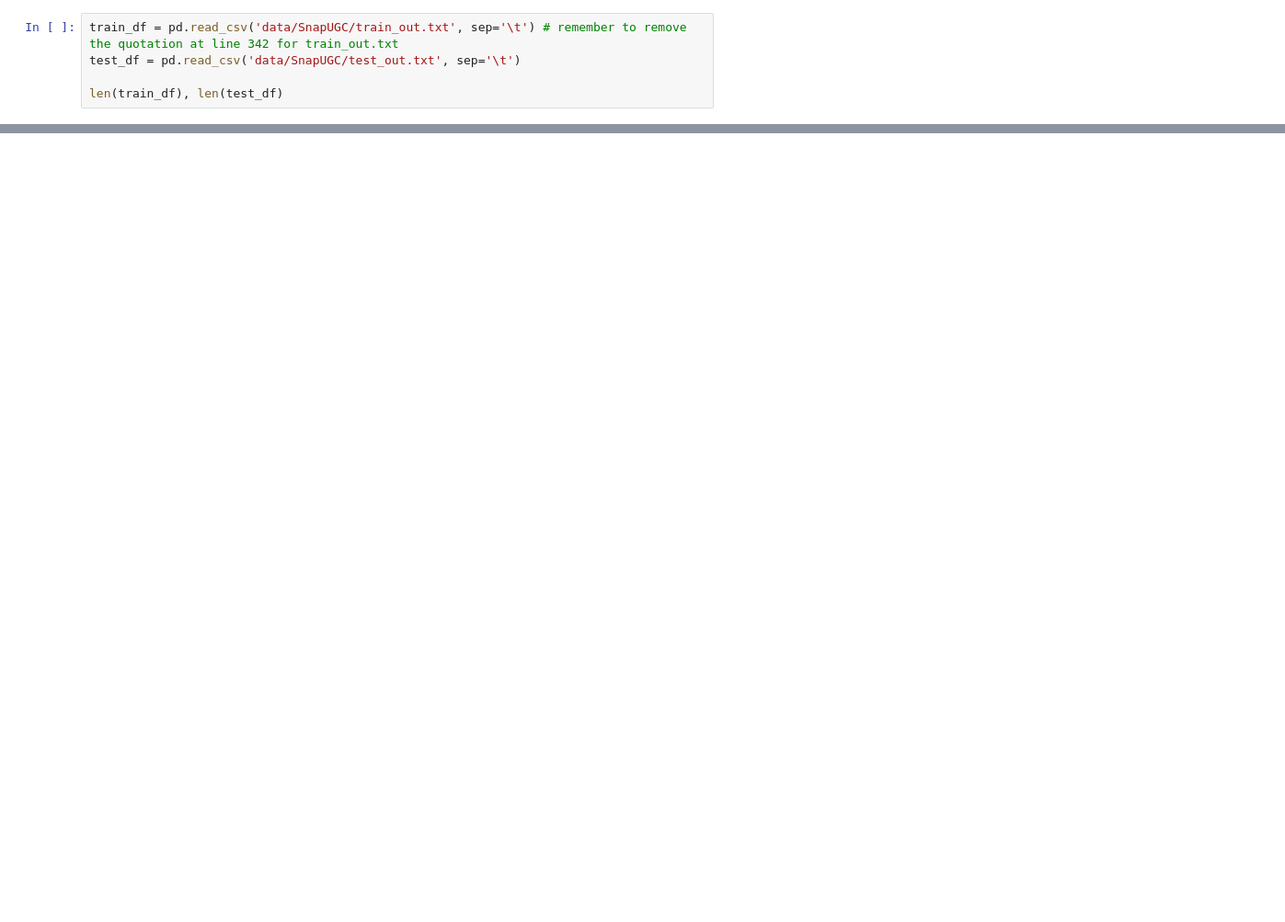
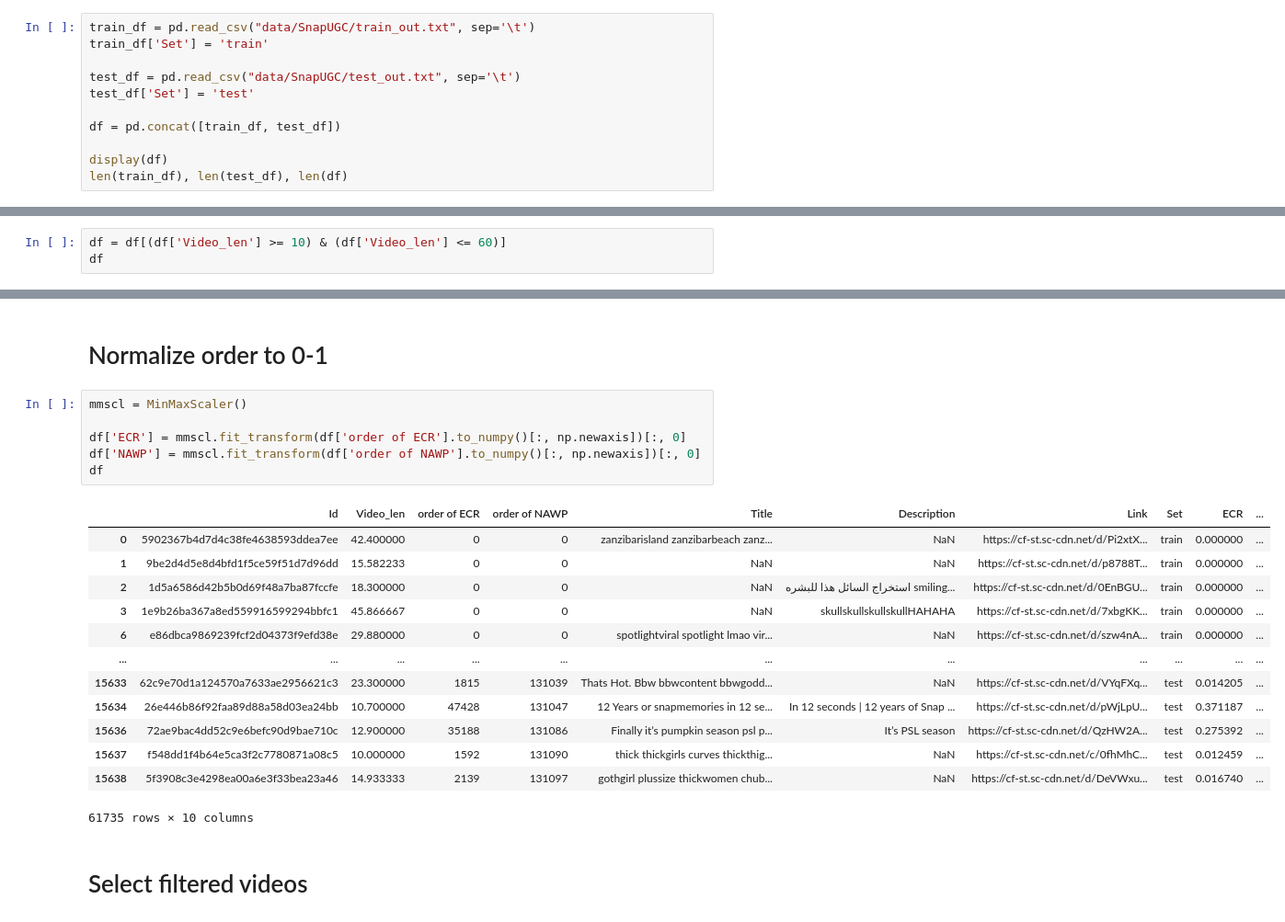
Before and after one commit to knightstark7/XAI-4-YoutubeEngagement, a Jupyter notebook: prepare_data.ipynb, the cells around one changed output, grey strips where cells are left out. Shown at 92% size. Saved outputs shown, nothing was run; the diff lists cells and outputs as text; blank space fills up the shorter version.

Commit message:
update source for explore data

```diff
--- a/prepare_data.ipynb
+++ b/prepare_data.ipynb
@@ -16,6 +17,12 @@ os.makedirs(TEST_VIDEOS_DIR, exist_ok=True)
 # %%
-train_df = pd.read_csv('data/SnapUGC/train_out.txt', sep='\t') # remember to remove the quotation at line 342 for train_out.txt
-test_df = pd.read_csv('data/SnapUGC/test_out.txt', sep='\t')
+train_df = pd.read_csv("data/SnapUGC/train_out.txt", sep='\t')
+train_df['Set'] = 'train'
 
-len(train_df), len(test_df)
+test_df = pd.read_csv("data/SnapUGC/test_out.txt", sep='\t')
+test_df['Set'] = 'test'
+
+df = pd.concat([train_df, test_df])
+
+display(df)
+len(train_df), len(test_df), len(df)
 # %% [output]
@@ -152,0 +45,3 @@ Remaining: 108792 for train, 15640 for test
+# %%
+df = df[(df['Video_len'] >= 10) & (df['Video_len'] <= 60)]
+df
@@ -152,0 +62,24 @@ Remaining: 108792 for train, 15640 for test
+# %% [markdown]
+# Normalize order to 0-1
+# %%
+mmscl = MinMaxScaler()
+
+df['ECR'] = mmscl.fit_transform(df['order of ECR'].to_numpy()[:, np.newaxis])[:, 0]
+df['NAWP'] = mmscl.fit_transform(df['order of NAWP'].to_numpy()[:, np.newaxis])[:, 0]
+df
+# %% [output]
+|  | Id | Video_len | order of ECR | order of NAWP | Title | Description | Link | Set | ECR | ... |
+| 0 | 5902367b4d7d4c38fe4638593ddea7ee | 42.400000 | 0 | 0 | zanzibarisland zanzibarbeach zanz... | NaN | https://cf-st.sc-cdn.net/d/Pi2xtX... | train | 0.000000 | ... |
+| 1 | 9be2d4d5e8d4bfd1f5ce59f51d7d96dd | 15.582233 | 0 | 0 | NaN | NaN | https://cf-st.sc-cdn.net/d/p8788T... | train | 0.000000 | ... |
+| 2 | 1d5a6586d42b5b0d69f48a7ba87fccfe | 18.300000 | 0 | 0 | NaN | استخراج السائل هذا للبشره smiling... | https://cf-st.sc-cdn.net/d/0EnBGU... | train | 0.000000 | ... |
+| 3 | 1e9b26ba367a8ed559916599294bbfc1 | 45.866667 | 0 | 0 | NaN | skullskullskullskullHAHAHA | https://cf-st.sc-cdn.net/d/7xbgKK... | train | 0.000000 | ... |
+| 6 | e86dbca9869239fcf2d04373f9efd38e | 29.880000 | 0 | 0 | spotlightviral spotlight lmao vir... | NaN | https://cf-st.sc-cdn.net/d/szw4nA... | train | 0.000000 | ... |
+| ... | ... | ... | ... | ... | ... | ... | ... | ... | ... | ... |
+| 15633 | 62c9e70d1a124570a7633ae2956621c3 | 23.300000 | 1815 | 131039 | Thats Hot. Bbw bbwcontent bbwgodd... | NaN | https://cf-st.sc-cdn.net/d/VYqFXq... | test | 0.014205 | ... |
+| 15634 | 26e446b86f92faa89d88a58d03ea24bb | 10.700000 | 47428 | 131047 | 12 Years or snapmemories in 12 se... | In 12 seconds | 12 years of Snap ... | https://cf-st.sc-cdn.net/d/pWjLpU... | test | 0.371187 | ... |
+| 15636 | 72ae9bac4dd52c9e6befc90d9bae710c | 12.900000 | 35188 | 131086 | Finally it’s pumpkin season psl p... | It’s PSL season | https://cf-st.sc-cdn.net/d/QzHW2A... | test | 0.275392 | ... |
+| 15637 | f548dd1f4b64e5ca3f2c7780871a08c5 | 10.000000 | 1592 | 131090 | thick thickgirls curves thickthig... | NaN | https://cf-st.sc-cdn.net/c/0fhMhC... | test | 0.012459 | ... |
+| 15638 | 5f3908c3e4298ea00a6e3f33bea23a46 | 14.933333 | 2139 | 131097 | gothgirl plussize thickwomen chub... | NaN | https://cf-st.sc-cdn.net/d/DeVWxu... | test | 0.016740 | ... |
+61735 rows × 10 columns
+# %% [markdown]
+# Select filtered videos
```
Also changed, not shown: parts of 28 cells of this notebook, 1 other file.
